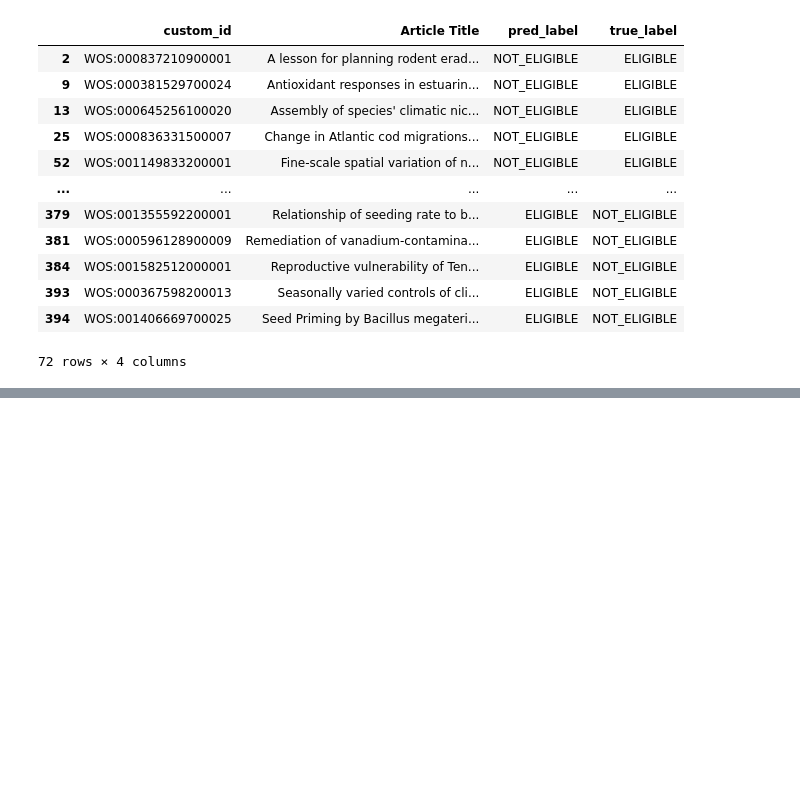
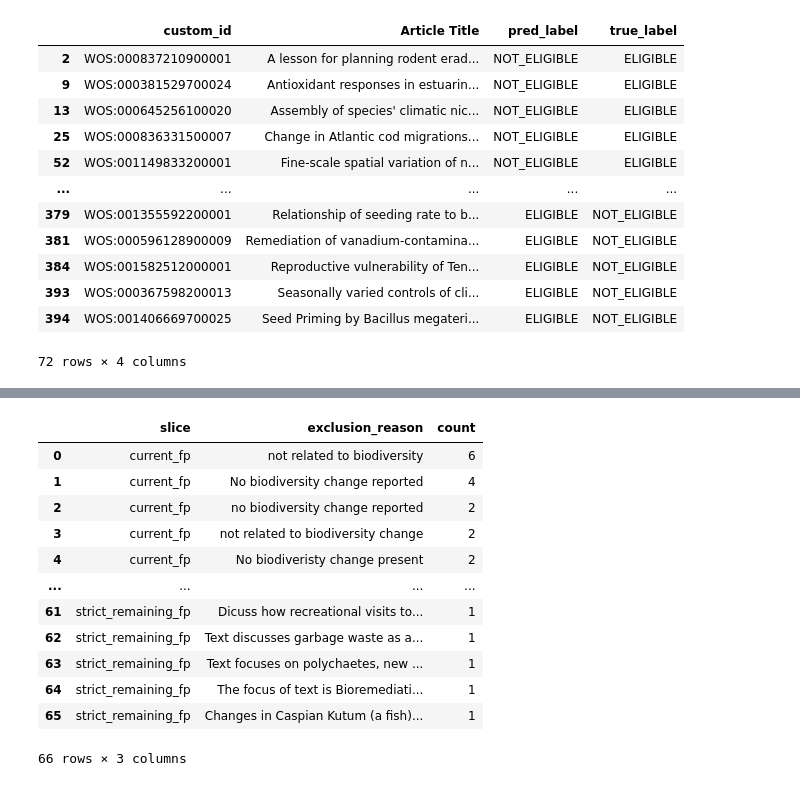
Before and after one commit to hunaindot/biodiversity-change-systematic-map, a Jupyter notebook: notebooks/screening_cc1b.ipynb, the cells around one changed output, grey strips where cells are left out. Drawn from its saved outputs; the diff is of its cells as text; code cells hidden in the pictures; blank space fills up the shorter version.

```diff
--- a/notebooks/screening_cc1b.ipynb
+++ b/notebooks/screening_cc1b.ipynb
@@ -130,0 +494,35 @@ df.loc[df["pred_label"] != df["true_label"], ["custom_id", "Article Title", "pre
+# %%
+def top_exclusion_reasons(frame, label, n=25):
+    return (
+        frame["exclusion_reason"]
+        .replace("", "<blank>")
+        .value_counts()
+        .head(n)
+        .rename_axis("exclusion_reason")
+        .reset_index(name="count")
+        .assign(slice=label)
+        [["slice", "exclusion_reason", "count"]]
+    )
+
+pd.concat(
+    [
+        top_exclusion_reasons(current_false_positives, "current_fp"),
+        top_exclusion_reasons(minus_one_false_positives, "minus_one_fp"),
+        top_exclusion_reasons(strict_remaining_false_positives, "strict_remaining_fp"),
+    ],
+    ignore_index=True,
+)
+# %% [output]
+|  | slice | exclusion_reason | count |
+| 0 | current_fp | not related to biodiversity | 6 |
+| 1 | current_fp | No biodiversity change reported | 4 |
+| 2 | current_fp | no biodiversity change reported | 2 |
+| 3 | current_fp | not related to biodiversity change | 2 |
+| 4 | current_fp | No biodiveristy change present | 2 |
+| ... | ... | ... | ... |
+| 61 | strict_remaining_fp | Dicuss how recreational visits to... | 1 |
+| 62 | strict_remaining_fp | Text discusses garbage waste as a... | 1 |
+| 63 | strict_remaining_fp | Text focuses on polychaetes, new ... | 1 |
+| 64 | strict_remaining_fp | The focus of text is Bioremediati... | 1 |
+| 65 | strict_remaining_fp | Changes in Caspian Kutum (a fish)... | 1 |
+66 rows × 3 columns
```
Also changed, not shown: parts of 16 cells of this notebook, 21 other files.
